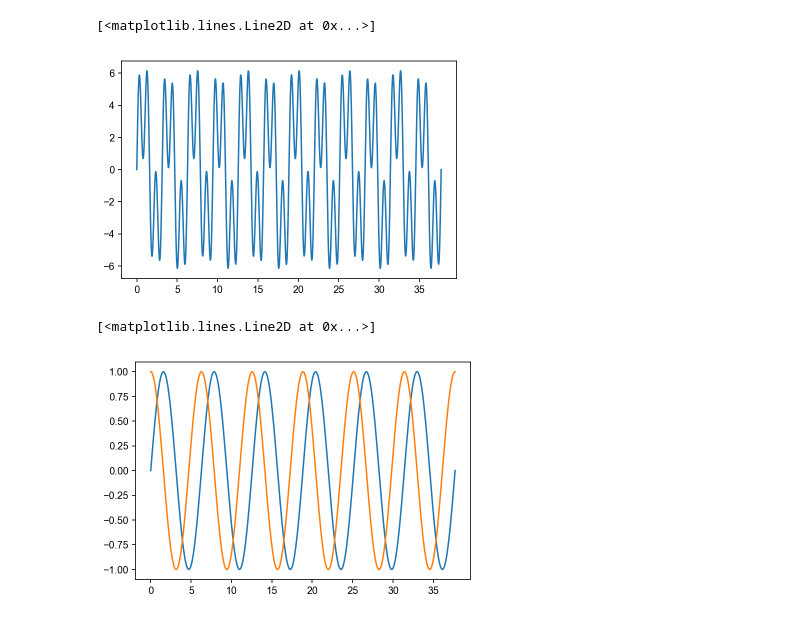
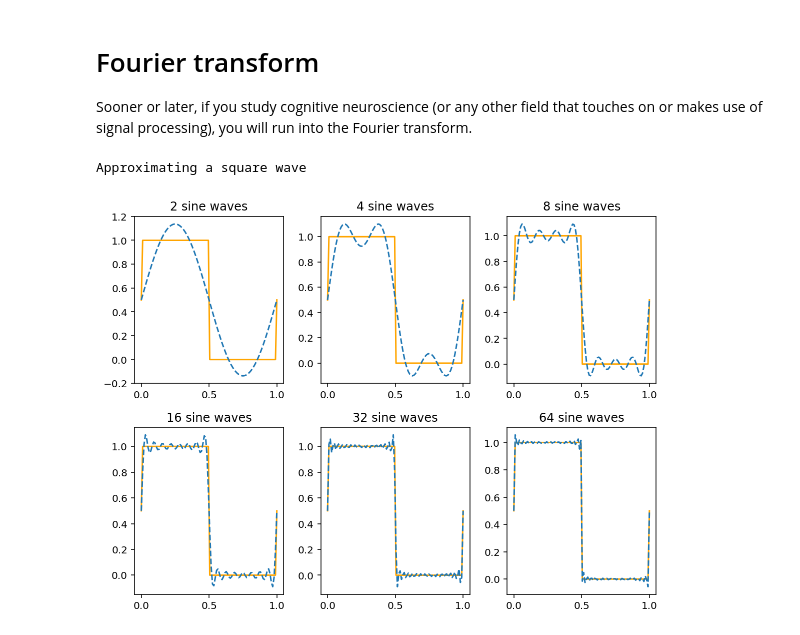
Before and after one commit to piecesofmindlab/UNR_PSY_763, a Jupyter notebook: BasicPython/Fourier transform.ipynb, the cells around one changed output. Drawn from its saved outputs; the diff is of its cells as text; code cells hidden in the pictures.

```diff
--- a/BasicPython/Fourier transform.ipynb
+++ b/BasicPython/Fourier transform.ipynb
@@ -1,18 +1,35 @@
+# %% [markdown]
+# Fourier transform
+
+Sooner or later, if you study cognitive neuroscience (or any other field that touches on or makes use of signal processing), you will run into the Fourier transform.
 # %%
 import numpy as np
 import matplotlib.pyplot as plt
 %matplotlib inline
 %config InlineBackend.figure_format = 'retina'
-# %%
-x = np.linspace(0, 6*2*np.pi, 1000)
-y = 0.4*np.sin(x) + 4* np.sin(2*x) + 3.6 * np.sin(6*x)
-plt.plot(x,y)
-# %% [output]
-[<matplotlib.lines.Line2D at 0x...>]
-[figure, removed]
-# %%
-plt.plot(x, np.sin(x))
-plt.plot(x, np.cos(x))
-# %% [output]
-[<matplotlib.lines.Line2D at 0x...>]
-[figure, removed]
+# %%
+# Combinations of sine and cosine waves can model arbitrary signals (the more frequencies considered, the more
+# accurate the approximation of the signal)
+n = 100
+x = np.linspace(0, 1, n)
+
+# Define squarewave
+y = np.ones((n,)) * 0.5
+y[1:50] = 1
+y[50:-1] = 0
+
+print('Approximating a square wave')
+fig, axs = plt.subplots(2, 3, figsize=(8,6), )
+for ax, N in zip(axs.flatten(), np.logspace(np.log10(2), np.log10(64), 6)):
+
+    f = np.ones((100,)) * 0.5
+    for i in np.arange(1, N+1, 2):
+        a = 2 / np.pi / i
+        f += a * np.sin(2 * np.pi * i * x)
+    ax.plot(x, y, color='orange')
+    ax.plot(x, f, '--')
+    ax.set_title('%0.0f sine waves'%N)
+plt.tight_layout()
+# %% [output]
+Approximating a square wave
+[figure, added]
```
Also changed, not shown: parts of 11 cells of this notebook, 1 other file.
